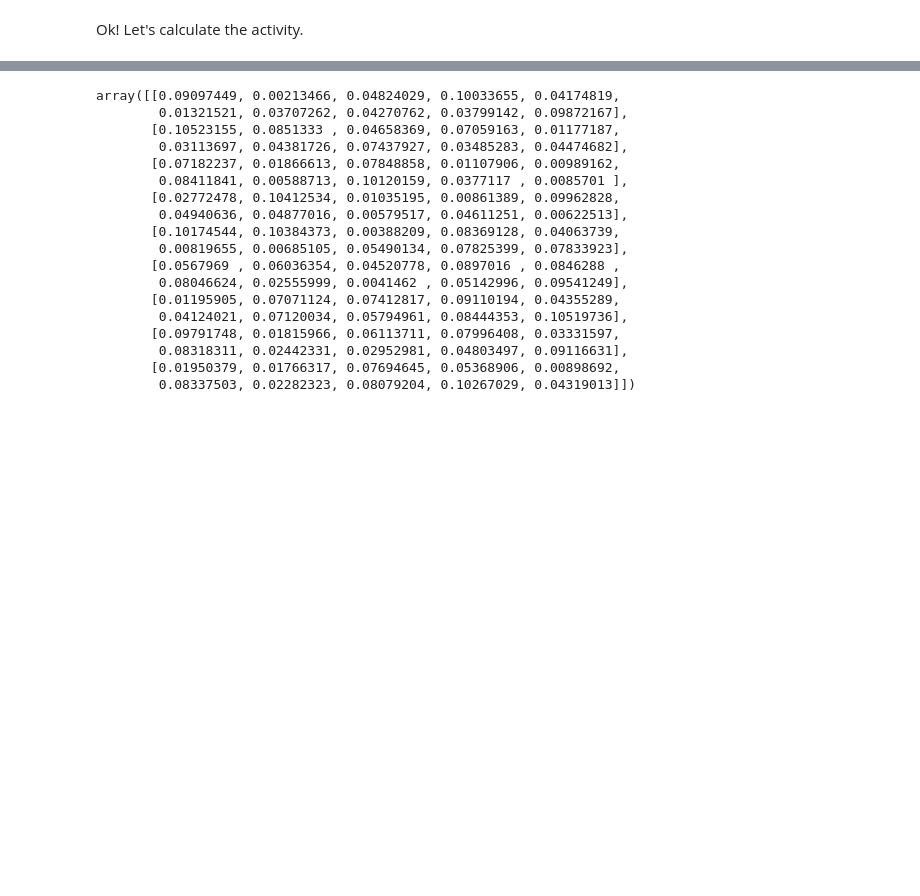
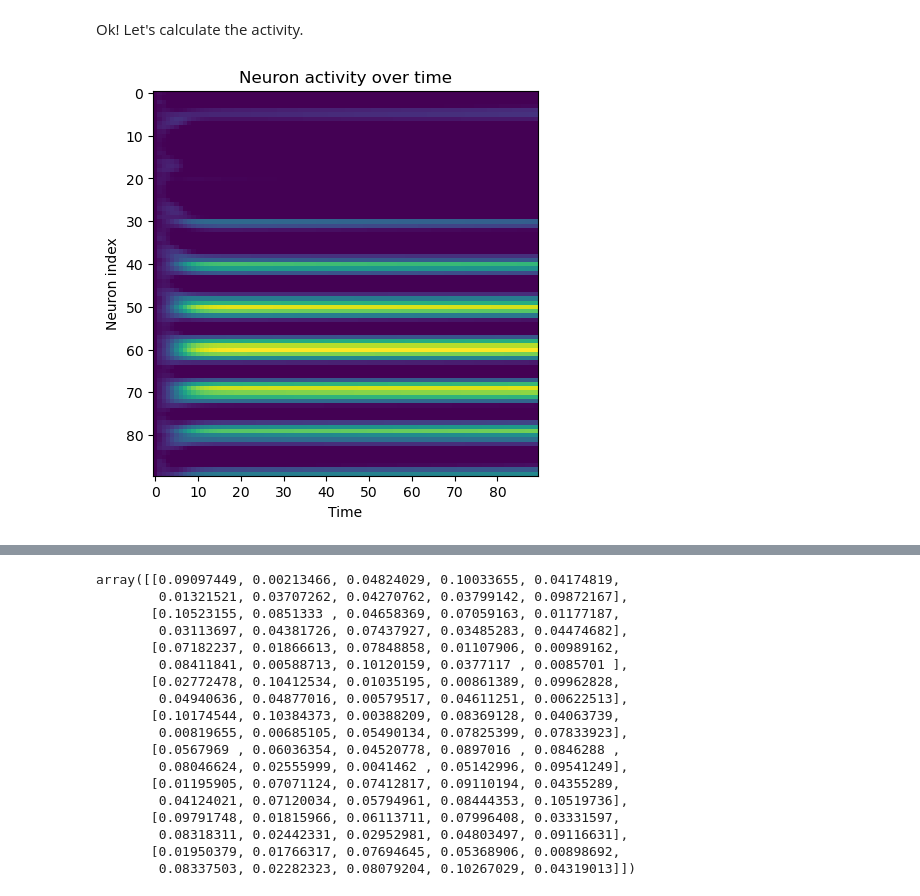
Before and after one commit to samuelbrege/snnResearch, a Jupyter notebook: gridCells.ipynb, the cells around one changed output, grey strips where cells are left out. Saved outputs shown, nothing was run; the diff lists cells and outputs as text; code cells hidden in the pictures; blank space fills up the shorter version.

```diff
--- a/gridCells.ipynb
+++ b/gridCells.ipynb
@@ -187,25 +188,36 @@ With a triangular tesselation, we can see the distribution of connections is muc
 Ok! Let's calculate the activity.
 # %%
 #Activity initialized randomly as per paper
+np.random.seed(41)
 def initA(Nx, Ny):
     return np.random.uniform(0, 1/np.sqrt(N), N)
 
 T = 90
 A = initA(Nx, Ny)
 
 #Stores A and B at each timestep
 At = np.zeros((T, N))
+
 At[0] = A
+
 Bt = np.zeros((T, N))
+
 
 tau = 0.8
 
 for t in range(T-1):
-    for i in range(N):
-        #w_ji: weights to neuron i
-        Bt[t+1][i] = At[t][i] + At[t]@w[:][i]
+    Bt[t+1] = At[t] + At[t]@w.T
 
-        #Divided by mean to maintain stability
-        At[t+1][i] = Bt[t+1][i] + tau*((Bt[t+1][i]/np.mean(Bt[t+1])) - Bt[t+1][i])
-        if At[t+1][i] < 0:
-            At[t+1][i] = 0
+    At[t+1] = Bt[t+1] + tau*((Bt[t+1]/np.mean(Bt[t+1])) - Bt[t+1])
+
+    At[At<0] = 0
+
+fig, ax = plt.subplots(1, 1)
+fig.set_size_inches((5,5))
+ax.imshow(At.T)
+ax.title.set_text("Neuron activity over time")
+ax.set_ylabel("Neuron index")
+ax.set_xlabel("Time")
+plt.show()
+# %% [output]
+[figure, added]
```
Also changed, not shown: parts of 16 cells of this notebook, 1 other file.
